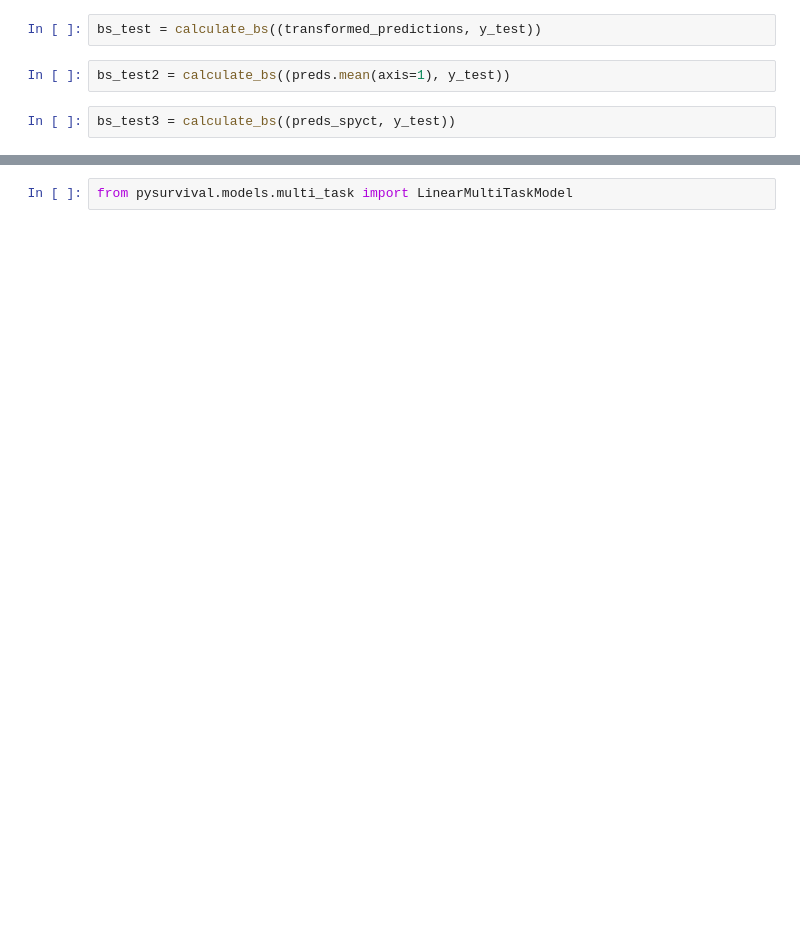
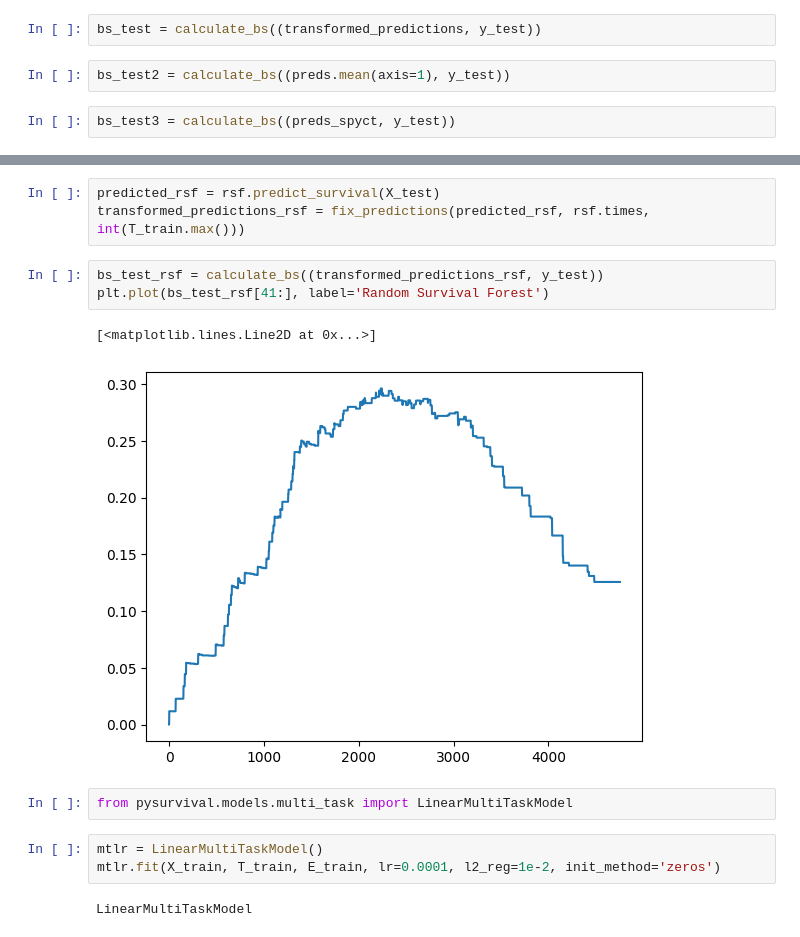
Before and after one commit to viksa98/variational_spyct, a Jupyter notebook: notebooks/04_R_Survival_datasets.ipynb, the cells around one changed output, grey strips where cells are left out. Drawn from its saved outputs; the diff is of its cells as text; blank space fills up the shorter version.

```diff
--- a/notebooks/04_R_Survival_datasets.ipynb
+++ b/notebooks/04_R_Survival_datasets.ipynb
@@ -220,2 +214,16 @@ rsf.fit(X_train, T_train, E_train, max_features="sqrt", max_depth=5)
+# %%
+predicted_rsf = rsf.predict_survival(X_test)
+transformed_predictions_rsf = fix_predictions(predicted_rsf, rsf.times, int(T_train.max()))
+# %%
+bs_test_rsf = calculate_bs((transformed_predictions_rsf, y_test))
+plt.plot(bs_test_rsf[41:], label='Random Survival Forest')
+# %% [output]
+[<matplotlib.lines.Line2D at 0x...>]
+[figure, added]
 # %%
 from pysurvival.models.multi_task import LinearMultiTaskModel
+# %%
+mtlr = LinearMultiTaskModel()
+mtlr.fit(X_train, T_train, E_train, lr=0.0001, l2_reg=1e-2, init_method='zeros')
+# %% [output]
+LinearMultiTaskModel
```
Also changed, not shown: parts of 17 cells of this notebook, 5 other files.
